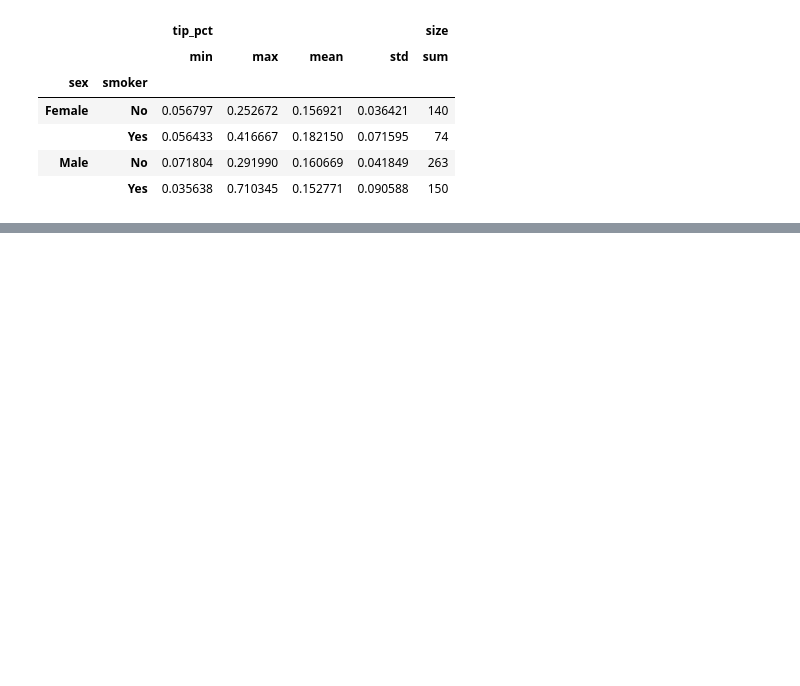
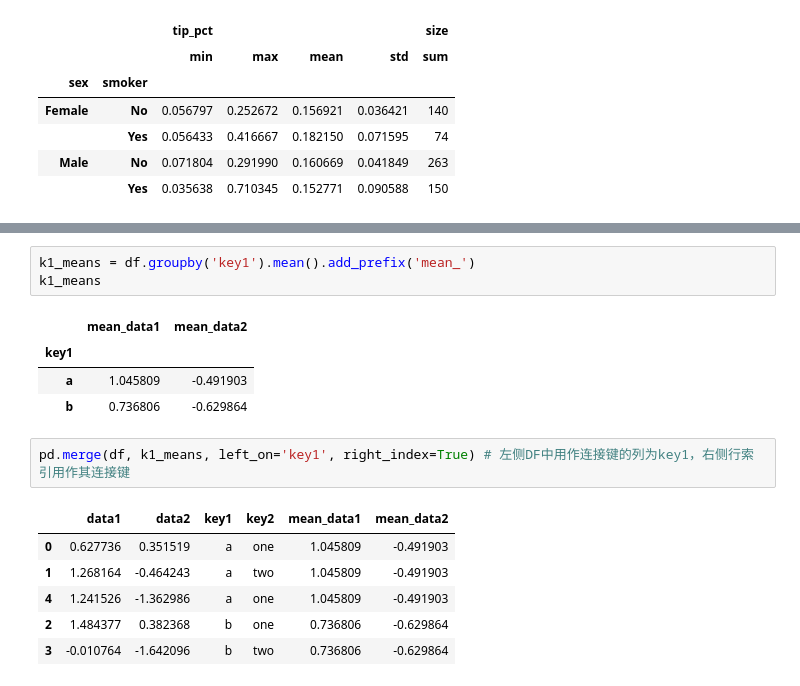
Before and after one commit to 26huitailang/python-of-data-analysis, a Jupyter notebook: ch09_notebook.ipynb, the cells around one changed output, grey strips where cells are left out. Saved outputs shown, nothing was run; the diff lists cells and outputs as text; blank space fills up the shorter version.

```diff
--- a/ch09_notebook.ipynb
+++ b/ch09_notebook.ipynb
@@ -458,0 +482,17 @@ grouped.agg({'tip_pct': ['min', 'max', 'mean', 'std'], # 对tip_pct这列应用
+# %%
+k1_means = df.groupby('key1').mean().add_prefix('mean_')
+k1_means
+# %% [output]
+|  | mean_data1 | mean_data2 |
+| key1 |  |  |
+| a | 1.045809 | -0.491903 |
+| b | 0.736806 | -0.629864 |
+# %%
+pd.merge(df, k1_means, left_on='key1', right_index=True) # 左侧DF中用作连接键的列为key1，右侧行索引用作其连接键
+# %% [output]
+|  | data1 | data2 | key1 | key2 | mean_data1 | mean_data2 |
+| 0 | 0.627736 | 0.351519 | a | one | 1.045809 | -0.491903 |
+| 1 | 1.268164 | -0.464243 | a | two | 1.045809 | -0.491903 |
+| 4 | 1.241526 | -1.362986 | a | one | 1.045809 | -0.491903 |
+| 2 | 1.484377 | 0.382368 | b | one | 0.736806 | -0.629864 |
+| 3 | -0.010764 | -1.642096 | b | two | 0.736806 | -0.629864 |
```
Also changed, not shown: parts of 26 cells of this notebook, 1 other file.
